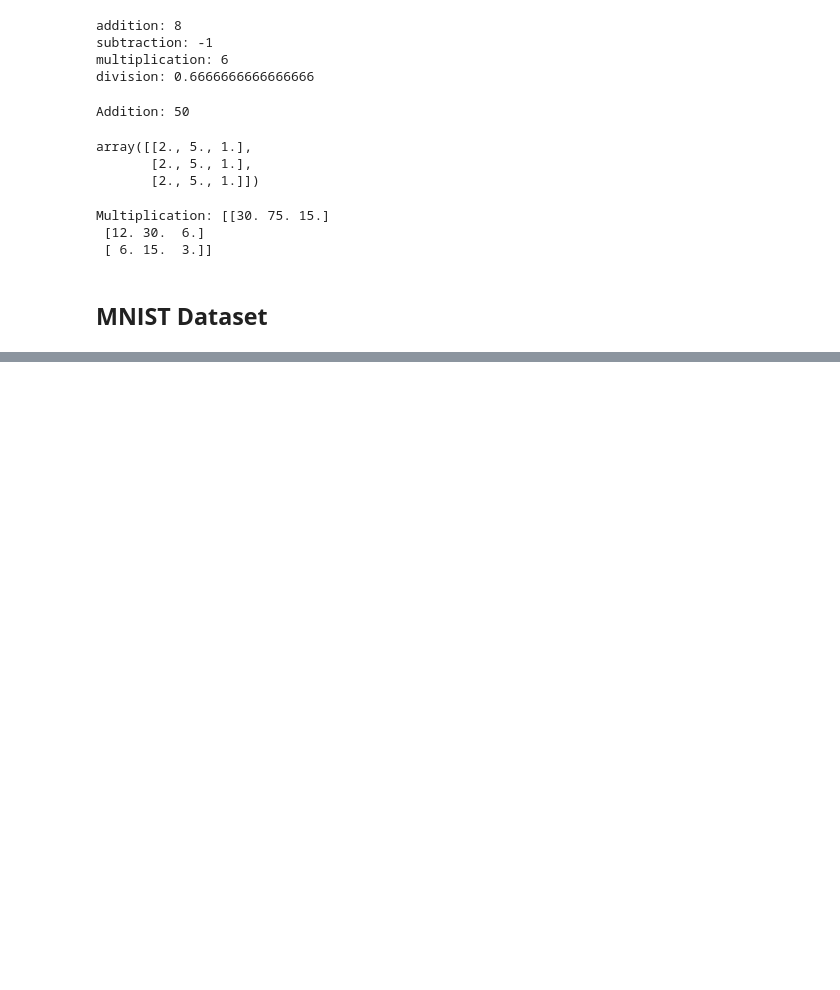
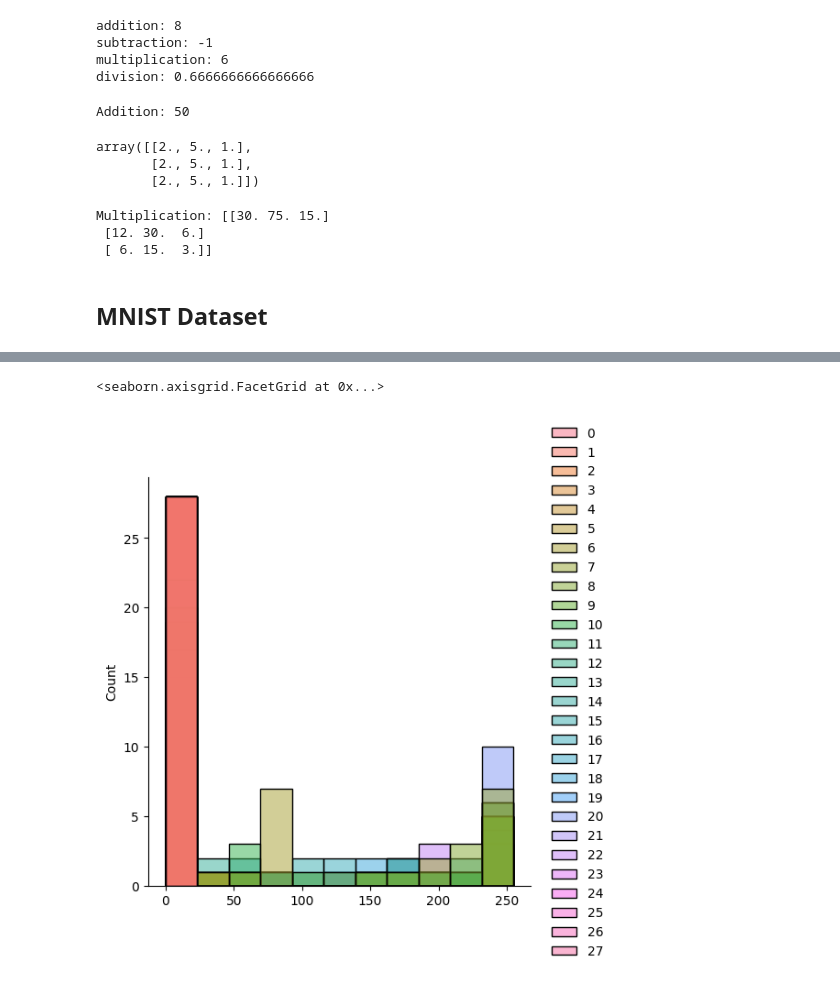
Before and after one commit to MrAgabaidu/Data-Sciences, a Jupyter notebook: Neural Networks and Deep Learning.ipynb, the cells around one changed output, grey strips where cells are left out. Drawn from its saved outputs; the diff is of its cells as text; code cells hidden in the pictures; blank space fills up the shorter version.

```diff
--- a/Neural Networks and Deep Learning.ipynb
+++ b/Neural Networks and Deep Learning.ipynb
@@ -86,0 +89,2 @@ Multiplication: [[30. 75. 15.]
+# %%
+(train_images, train_labels), (test_images, test_labels) = mnist.load_data()
@@ -86,0 +99,5 @@ Multiplication: [[30. 75. 15.]
+# %%
+sns.displot(train_images[1], kde=False)
+# %% [output]
+<seaborn.axisgrid.FacetGrid at 0x...>
+[figure, added]
```
Also changed, not shown: parts of 23 cells of this notebook.
